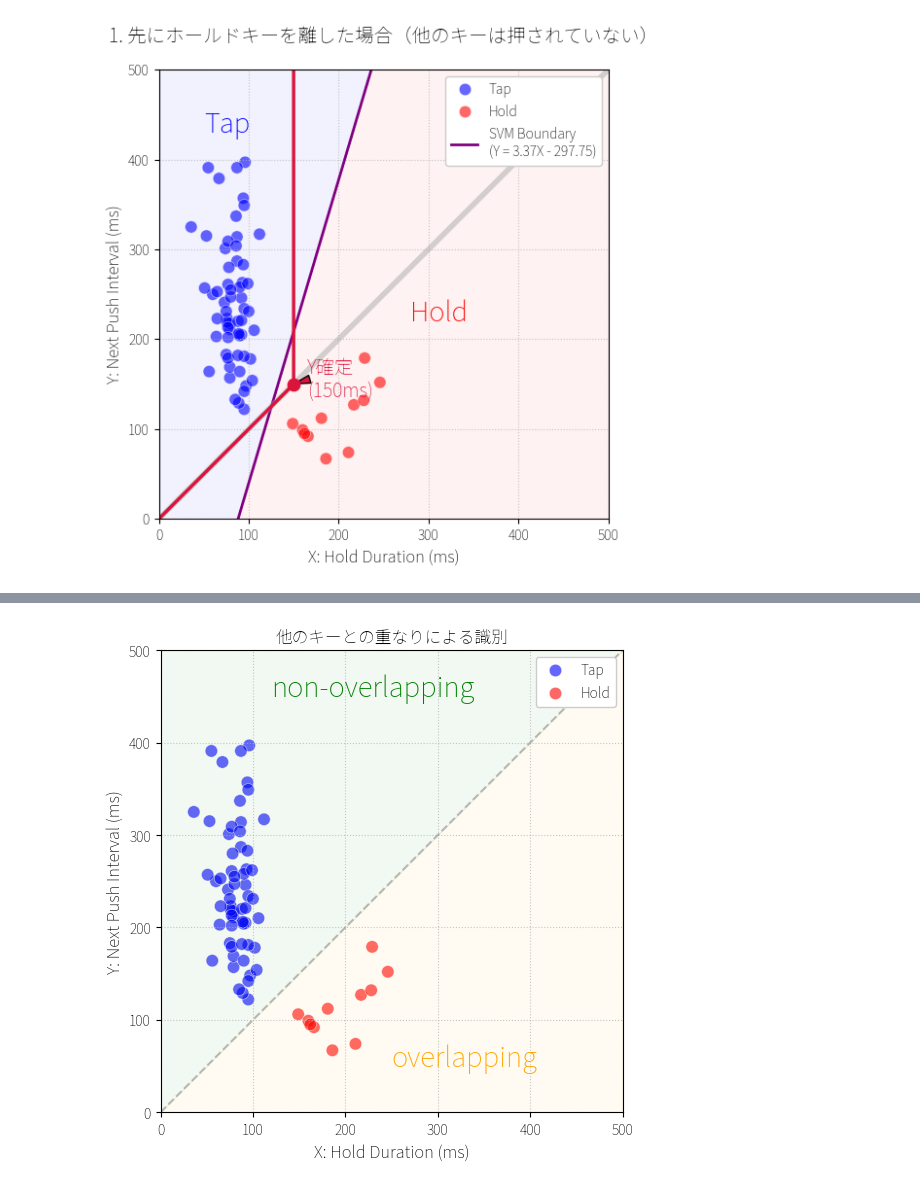
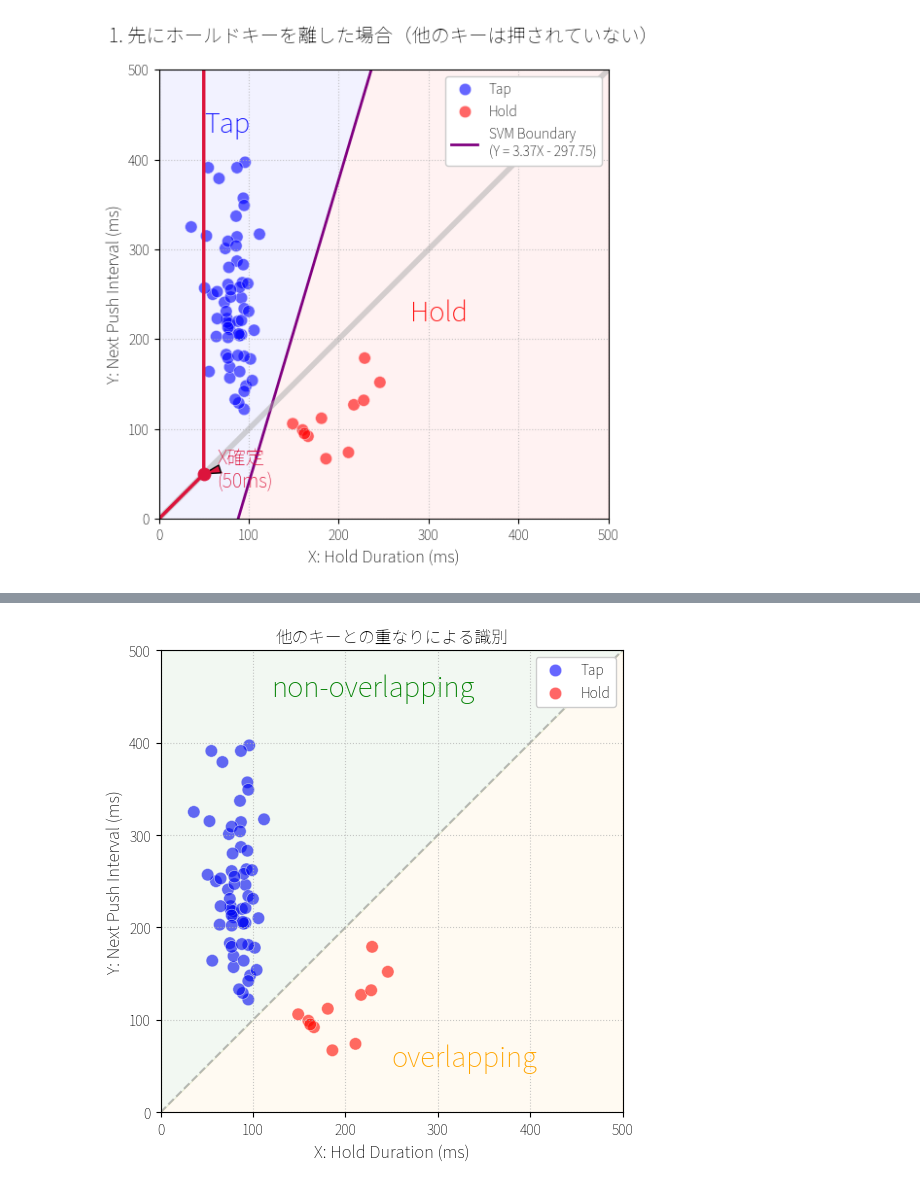
Before and after one commit to bilzard/qmk_userspace, a Jupyter notebook: analysis/graph.ipynb, the cells around one changed output, grey strips where cells are left out. Saved outputs shown, nothing was run; the diff lists cells and outputs as text; code cells hidden in the pictures.

Commit message:
add more graphs

```diff
--- a/analysis/graph.ipynb
+++ b/analysis/graph.ipynb
@@ -44,7 +44,6 @@ plt.rcParams['axes.titleweight'] = 'bold'
 
 
 MAX_TIME = 500
-Y_push = 150
 
 def draw_base(df, target_id="R9,C0", ax=None, draw_svm_boundary=True):
 
@@ -106,37 +105,37 @@ def draw_base(df, target_id="R9,C0", ax=None, draw_svm_boundary=True):
     ax.set_aspect('equal') # X軸とY軸のスケールを揃える
 
 
-def draw_path_y_settled(ax):
+def draw_path_y_settled(ax, Y_push=50):
     # 軸の範囲とラベル設定
     ax.set_title('1. 先にホールドキーを離した場合（他のキーは押されていない）', fontsize=14, pad=20)
 
     # 1. どちらも未確定の場合の経路 (y=x上を進行)
     ax.plot([0, MAX_TIME], [0, MAX_TIME], color='darkgray', linewidth=4, alpha=0.5,
             label='')
 
     # 3. Next Push(Y)が先行して確定した場合の経路
     # (0,0) -> (Y, Y) までは未確定、そこから垂直に (∞, Y) へ
     x3_path = [0, Y_push, Y_push]
     y3_path = [0, Y_push, MAX_TIME]
     ax.plot(x3_path, y3_path, color='crimson', linewidth=2.5,
             label='')
 
     # 確定ポイントのマーカーと注釈
     ax.scatter([Y_push], [Y_push], color='crimson', s=80, zorder=5)
-    ax.annotate(f'Y確定\n({Y_push}ms)', xy=(Y_push, Y_push), xytext=(Y_push + 15, Y_push -15),
+    ax.annotate(f'X確定\n({Y_push}ms)', xy=(Y_push, Y_push), xytext=(Y_push + 15, Y_push -15),
                 arrowprops=dict(facecolor='crimson', shrink=0.05, width=2, headwidth=6),
                 color='crimson', fontweight='bold', fontsize=14)
 
 
 
 # 関数の実行
 if __name__ == "__main__":
     STROKES_FILE = "../preprocessed/strokes_svm_it3.json"
     LABELS_FILE = "../preprocessed/labels_svm_it3.json"
     df_merged = load_and_preprocess_data(STROKES_FILE, LABELS_FILE)
 
     _, ax = plt.subplots(figsize=(6, 6))
     draw_base(df_merged, target_id="R9,C0", ax=ax)
     draw_path_y_settled(ax)
 # %% [output]
-[figure, old version]
+[figure, new version]
```
Also changed, not shown: parts of 3 cells of this notebook.
